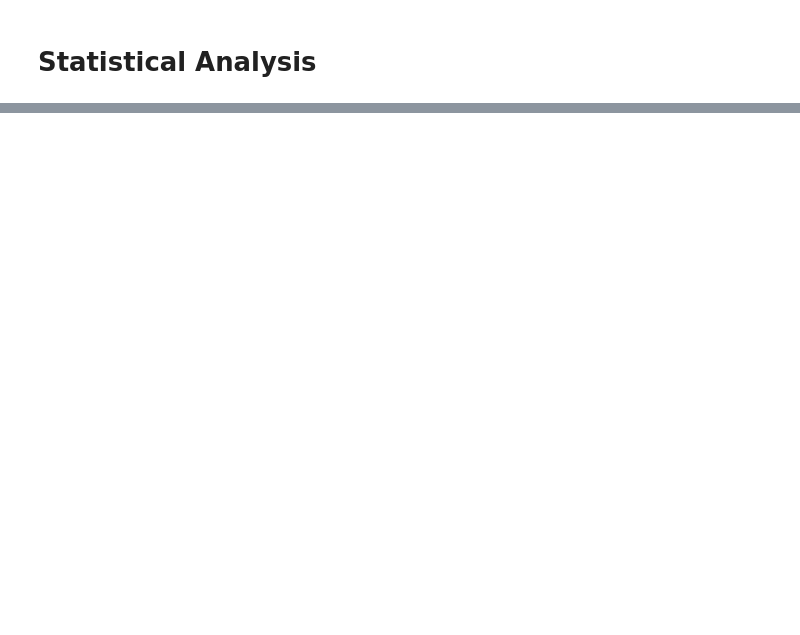
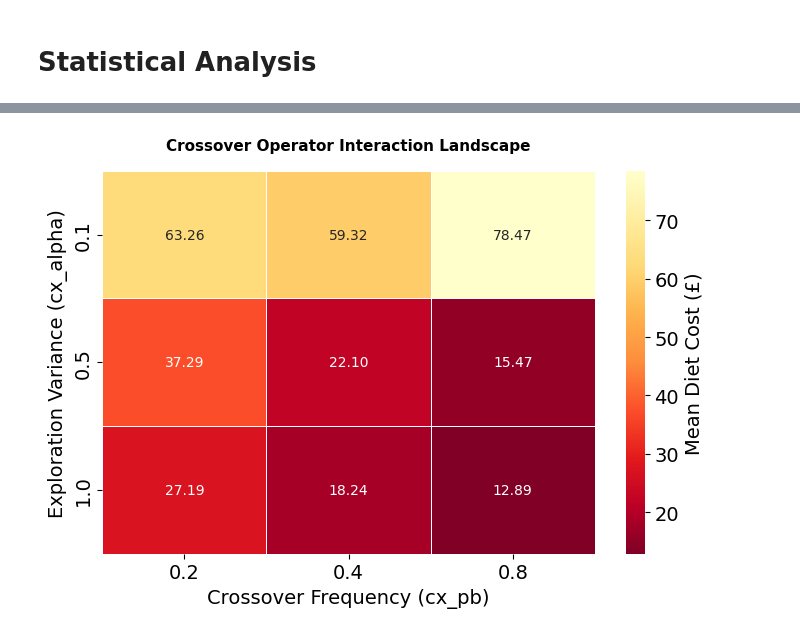
Before and after one commit to elijah-jones-2003/EVAC, a Jupyter notebook: Assessment/EVAC1.ipynb, the cells around one changed output, grey strips where cells are left out. Drawn from its saved outputs; the diff is of its cells as text; code cells hidden in the pictures; blank space fills up the shorter version.

```diff
--- a/Assessment/EVAC1.ipynb
+++ b/Assessment/EVAC1.ipynb
@@ -273,0 +327,27 @@ Error:
+# %%
+# Pivot the crosover family variables to create a matrix for the heatmap
+cx_matrix = df.pivot_table(
+    values="mean_cost",
+    index="cx_alpha",
+    columns="cx_pb",
+    aggfunc="mean"
+)
+
+# Plotting the heatmap
+plt.figure(figsize=(7, 5))
+sns.heatmap(
+    cx_matrix,
+    annot=True,
+    fmt=".2f",
+    cmap="YlOrRd_r",
+    cbar_kws={'label': 'Mean Diet Cost (£)'},
+    linewidths=0.5
+)
+
+plt.title("Crossover Operator Interaction Landscape", fontsize=11, fontweight='bold', pad=15)
+plt.ylabel("Exploration Variance (cx_alpha)")
+plt.xlabel("Crossover Frequency (cx_pb)")
+plt.tight_layout()
+plt.show()
+# %% [output]
+[figure, added]
```
Also changed, not shown: parts of 37 cells of this notebook, 11 other files.
